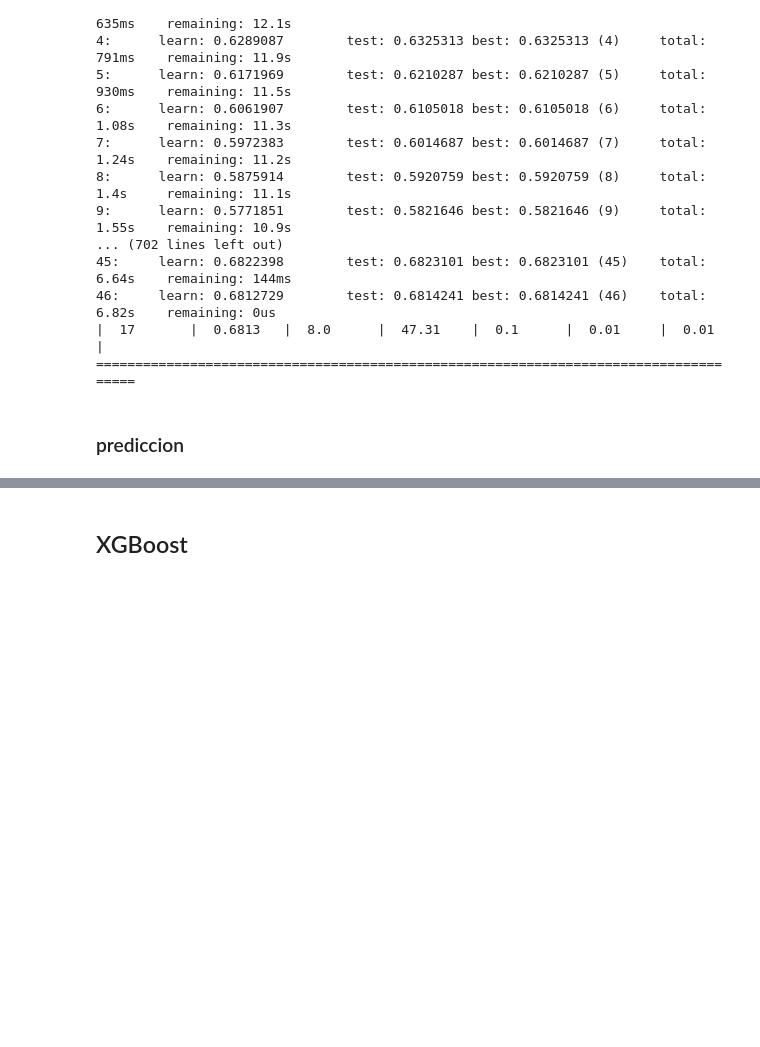
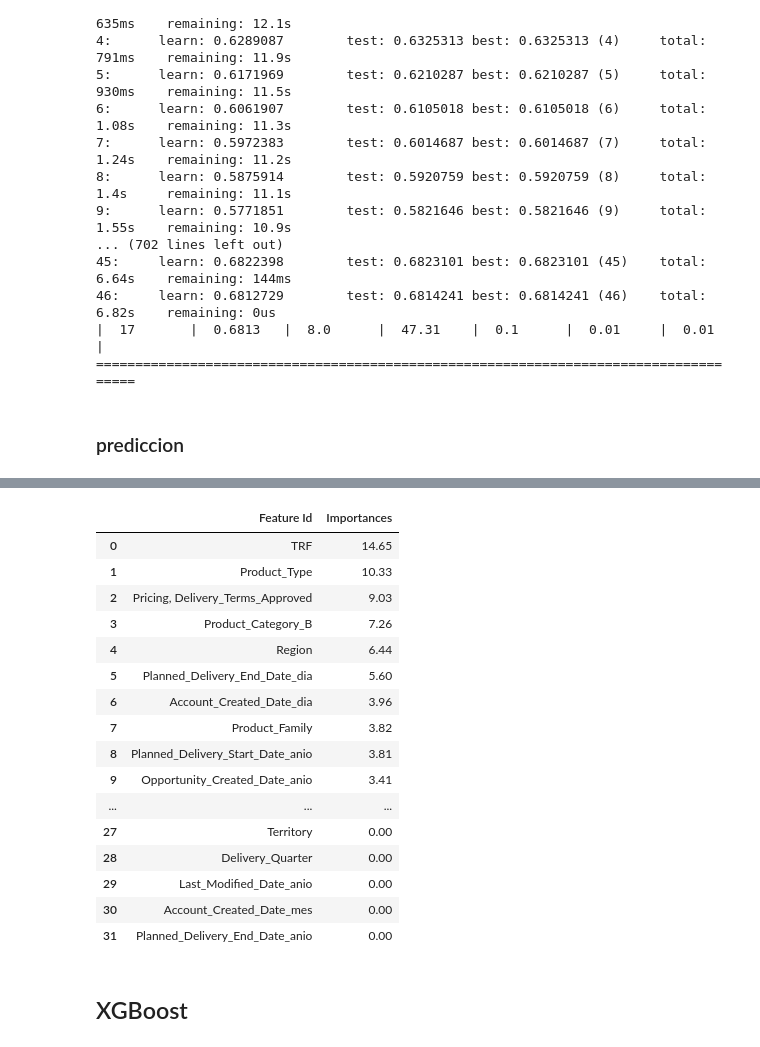
Before and after one commit to GIBelletti/TP2-Datos-2c-2020, a Jupyter notebook: TP2_2c_2020.ipynb, the cells around one changed output, grey strips where cells are left out. Drawn from its saved outputs; the diff is of its cells as text; code cells hidden in the pictures; blank space fills up the shorter version.

```diff
--- a/TP2_2c_2020.ipynb
+++ b/TP2_2c_2020.ipynb
@@ -875,3 +909,23 @@ dataResultante.head()
+# %%
+importancia
+# %% [output]
+|  | Feature Id | Importances |
+| 0 | TRF | 14.65 |
+| 1 | Product_Type | 10.33 |
+| 2 | Pricing, Delivery_Terms_Approved | 9.03 |
+| 3 | Product_Category_B | 7.26 |
+| 4 | Region | 6.44 |
+| 5 | Planned_Delivery_End_Date_dia | 5.60 |
+| 6 | Account_Created_Date_dia | 3.96 |
+| 7 | Product_Family | 3.82 |
+| 8 | Planned_Delivery_Start_Date_anio | 3.81 |
+| 9 | Opportunity_Created_Date_anio | 3.41 |
+| ... | ... | ... |
+| 27 | Territory | 0.00 |
+| 28 | Delivery_Quarter | 0.00 |
+| 29 | Last_Modified_Date_anio | 0.00 |
+| 30 | Account_Created_Date_mes | 0.00 |
+| 31 | Planned_Delivery_End_Date_anio | 0.00 |
 # %% [markdown]
 ## XGBoost
 # %%
```
Also changed, not shown: parts of 20 cells of this notebook.
